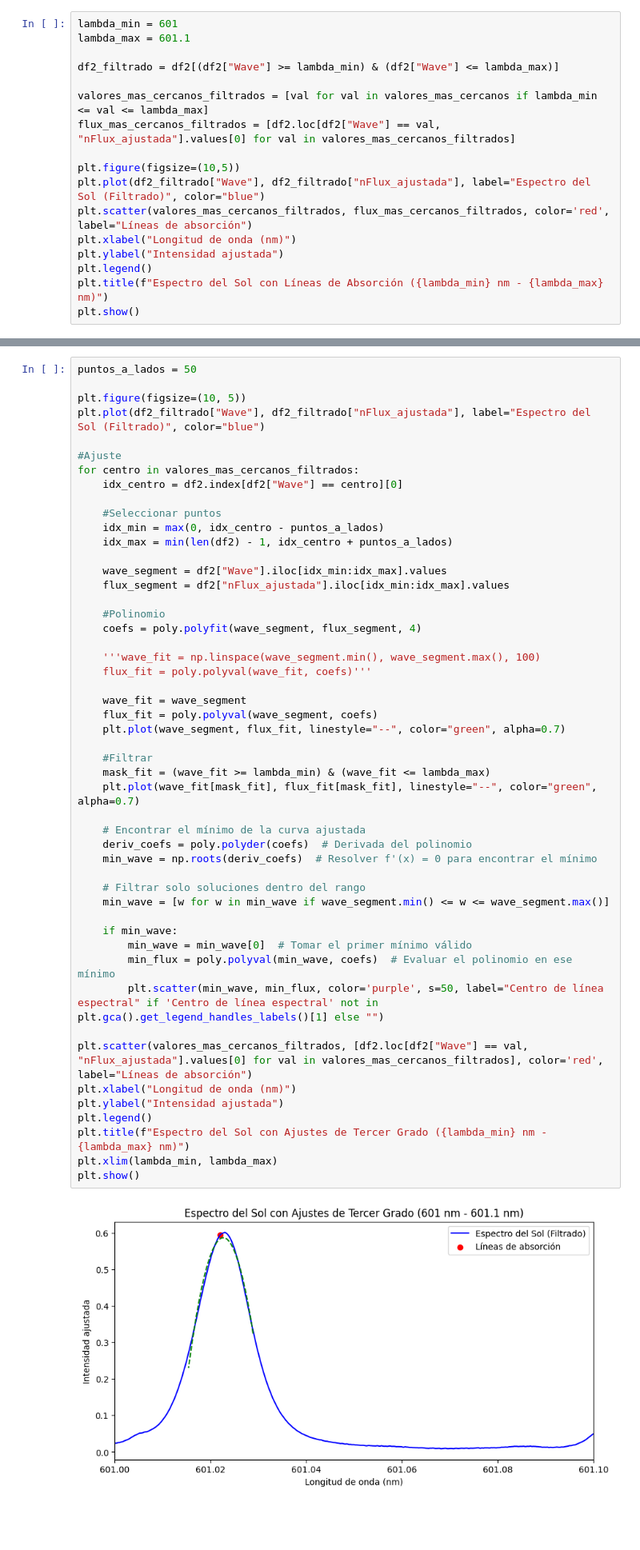
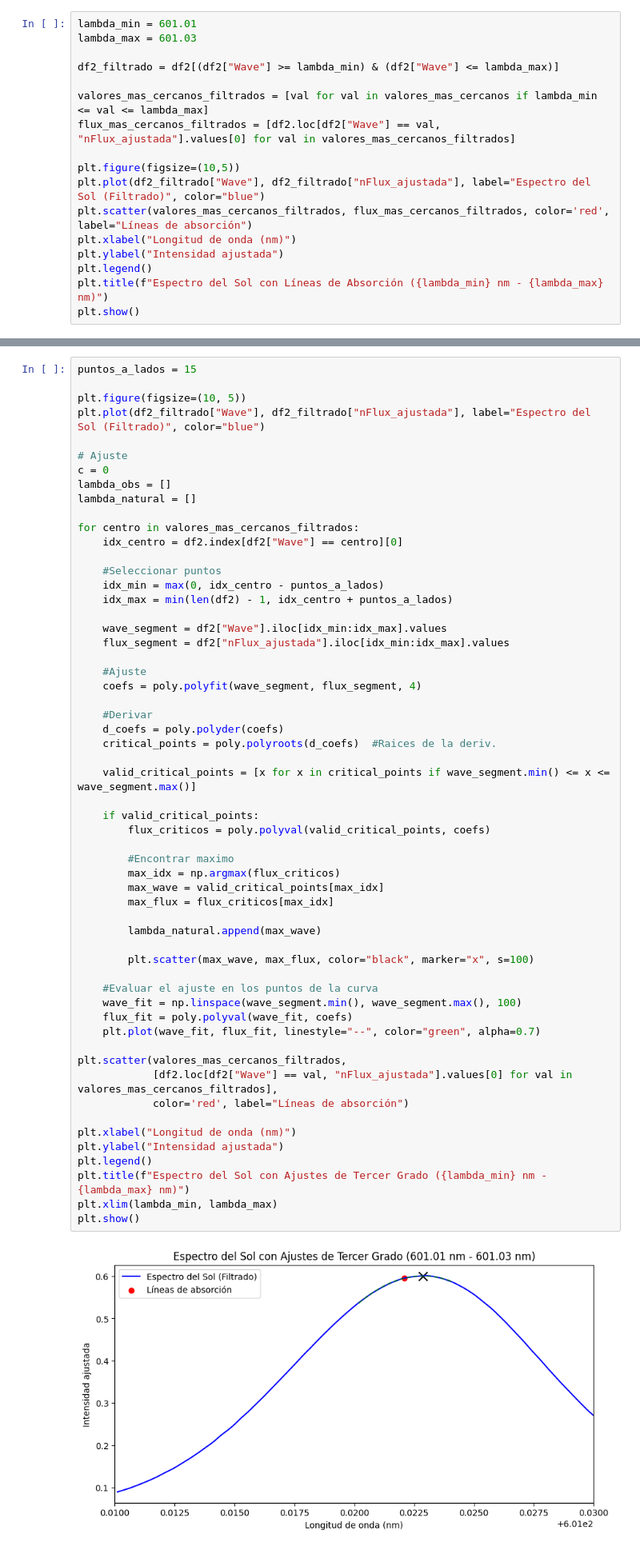
Before and after one commit to EstebanFuentesS/Proyecto-Teorico-202501, a Jupyter notebook: main.ipynb, the cells around one changed output, grey strips where cells are left out. Shown at 80% size. Cells and saved outputs as stored; diff of their text form; blank space fills up the shorter version.

Commit message:
Update Correccion del Ajuste Portatil

```diff
--- a/main.ipynb
+++ b/main.ipynb
@@ -160,8 +160,8 @@ print(f"Cantidad de lineas encontradas: {len(valores_mas_cercanos)}")
 # %% [output]
 Cantidad de lineas encontradas: 1251
 # %%
-lambda_min = 601
-lambda_max = 601.1
+lambda_min = 601.01
+lambda_max = 601.03
 
 df2_filtrado = df2[(df2["Wave"] >= lambda_min) & (df2["Wave"] <= lambda_max)]
 
@@ -181,52 +181,59 @@ plt.show()
 # %%
-puntos_a_lados = 50
+puntos_a_lados = 15
 
 plt.figure(figsize=(10, 5))
 plt.plot(df2_filtrado["Wave"], df2_filtrado["nFlux_ajustada"], label="Espectro del Sol (Filtrado)", color="blue")
 
-#Ajuste
+# Ajuste
+c = 0
+lambda_obs = []
+lambda_natural = []
+
 for centro in valores_mas_cercanos_filtrados:
     idx_centro = df2.index[df2["Wave"] == centro][0]
 
     #Seleccionar puntos
     idx_min = max(0, idx_centro - puntos_a_lados)
     idx_max = min(len(df2) - 1, idx_centro + puntos_a_lados)
 
     wave_segment = df2["Wave"].iloc[idx_min:idx_max].values
     flux_segment = df2["nFlux_ajustada"].iloc[idx_min:idx_max].values
 
-    #Polinomio
+    #Ajuste
     coefs = poly.polyfit(wave_segment, flux_segment, 4)
 
-    '''wave_fit = np.linspace(wave_segment.min(), wave_segment.max(), 100)
-    flux_fit = poly.polyval(wave_fit, coefs)'''
+    #Derivar
+    d_coefs = poly.polyder(coefs)
+    critical_points = poly.polyroots(d_coefs)  #Raices de la deriv.
 
-    wave_fit = wave_segment
-    flux_fit = poly.polyval(wave_segment, coefs)
-    plt.plot(wave_segment, flux_fit, linestyle="--", color="green", alpha=0.7)
+    valid_critical_points = [x for x in critical_points if wave_segment.min() <= x <= wave_segment.max()]
 
-    #Filtrar
-    mask_fit = (wave_fit >= lambda_min) & (wave_fit <= lambda_max)
-    plt.plot(wave_fit[mask_fit], flux_fit[mask_fit], linestyle="--", color="green", alpha=0.7)
+    if valid_critical_points:
+        flux_criticos = poly.polyval(valid_critical_points, coefs)
 
-    # Encontrar el mínimo de la curva ajustada
-    deriv_coefs = poly.polyder(coefs)  # Derivada del polinomio
-    min_wave = np.roots(deriv_coefs)  # Resolver f'(x) = 0 para encontrar el mínimo
+        #Encontrar maximo
+        max_idx = np.argmax(flux_criticos)
+        max_wave = valid_critical_points[max_idx]
+        max_flux = flux_criticos[max_idx]
 
-    # Filtrar solo soluciones dentro del rango
-    min_wave = [w for w in min_wave if wave_segment.min() <= w <= wave_segment.max()]
+        lambda_natural.append(max_wave)
 
-    if min_wave:
-        min_wave = min_wave[0]  # Tomar el primer mínimo válido
-        min_flux = poly.polyval(min_wave, coefs)  # Evaluar el polinomio en ese mínimo
-        plt.scatter(min_wave, min_flux, color='purple', s=50, label="Centro de línea espectral" if 'Centro de línea espectral' not in plt.gca().get_legend_handles_labels()[1] else "")
+        plt.scatter(max_wave, max_flux, color="black", marker="x", s=100)
 
-plt.scatter(valores_mas_cercanos_filtrados, [df2.loc[df2["Wave"] == val, "nFlux_ajustada"].values[0] for val in valores_mas_cercanos_filtrados], color='red', label="Líneas de absorción")
+    #Evaluar el ajuste en los puntos de la curva
+    wave_fit = np.linspace(wave_segment.min(), wave_segment.max(), 100)
+    flux_fit = poly.polyval(wave_fit, coefs)
+    plt.plot(wave_fit, flux_fit, linestyle="--", color="green", alpha=0.7)
+
+plt.scatter(valores_mas_cercanos_filtrados,
+            [df2.loc[df2["Wave"] == val, "nFlux_ajustada"].values[0] for val in valores_mas_cercanos_filtrados],
+            color='red', label="Líneas de absorción")
+
 plt.xlabel("Longitud de onda (nm)")
 plt.ylabel("Intensidad ajustada")
 plt.legend()
 plt.title(f"Espectro del Sol con Ajustes de Tercer Grado ({lambda_min} nm - {lambda_max} nm)")
 plt.xlim(lambda_min, lambda_max)
 plt.show()
 # %% [output]
-[figure, old version]
+[figure, new version]
```
Also changed, not shown: parts of 3 cells of this notebook.
